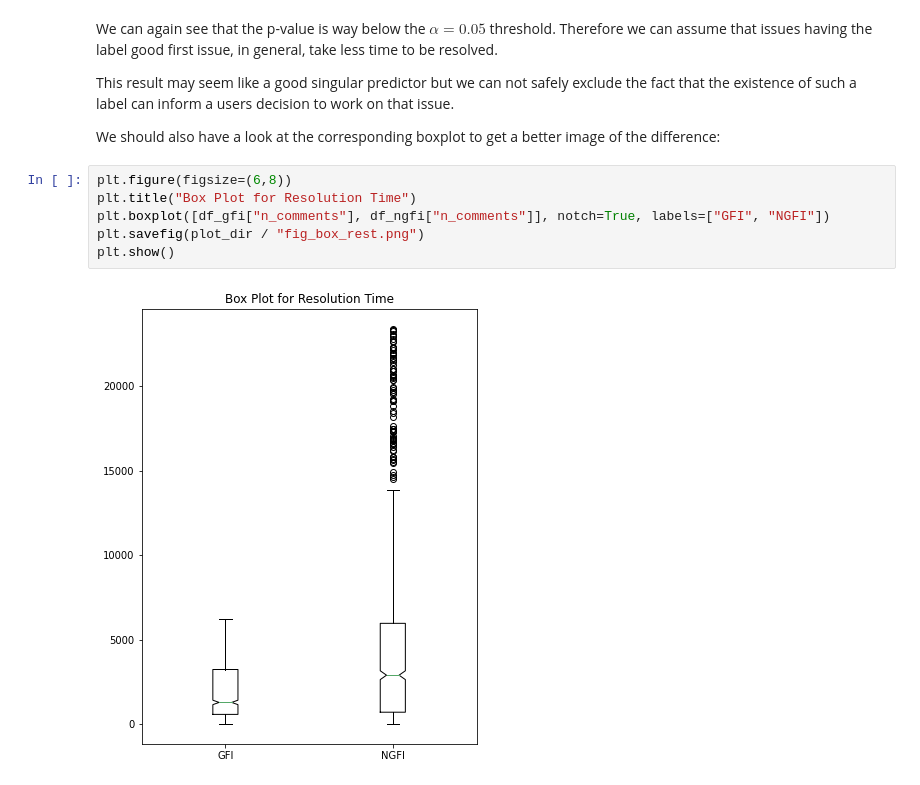
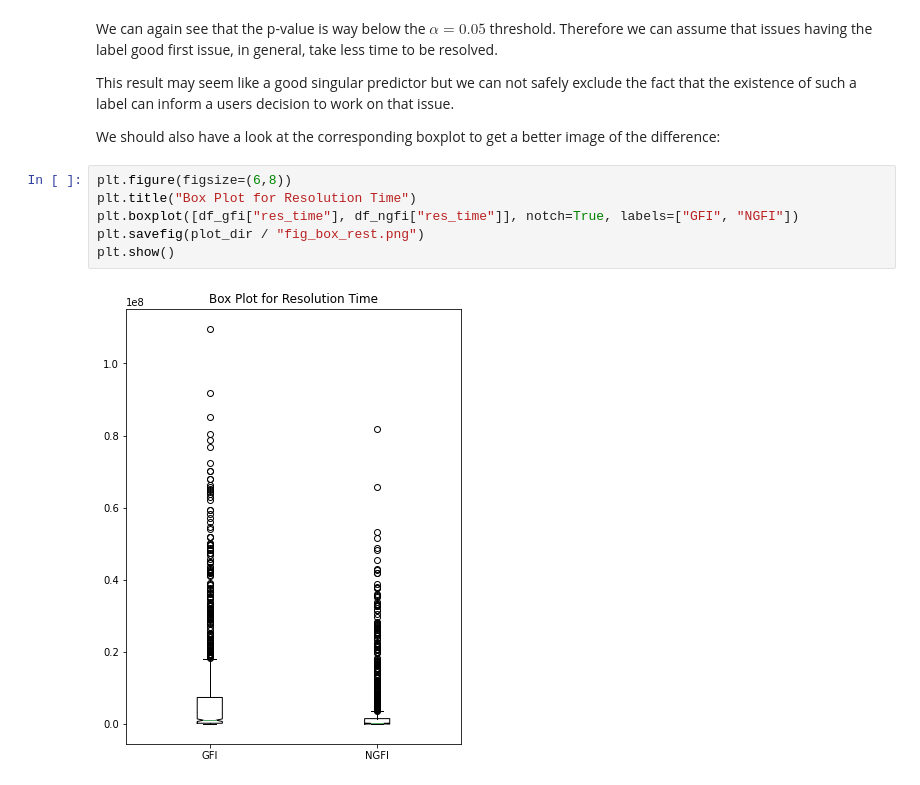
Before and after one commit to hv10/GoodFirstIssuePrediction, a Jupyter notebook: experiments/notebooks/resolution_time_stat.ipynb, the cells around one changed output. Drawn from its saved outputs; the diff is of its cells as text.

```diff
--- a/experiments/notebooks/resolution_time_stat.ipynb
+++ b/experiments/notebooks/resolution_time_stat.ipynb
@@ -118,8 +118,8 @@ We should also have a look at the corresponding boxplot to get a better image of
 # %%
 plt.figure(figsize=(6,8))
 plt.title("Box Plot for Resolution Time")
-plt.boxplot([df_gfi["n_comments"], df_ngfi["n_comments"]], notch=True, labels=["GFI", "NGFI"])
+plt.boxplot([df_gfi["res_time"], df_ngfi["res_time"]], notch=True, labels=["GFI", "NGFI"])
 plt.savefig(plot_dir / "fig_box_rest.png")
 plt.show()
 # %% [output]
-[figure, old version]
+[figure, new version]
```
Also changed, not shown: 9 other files.
